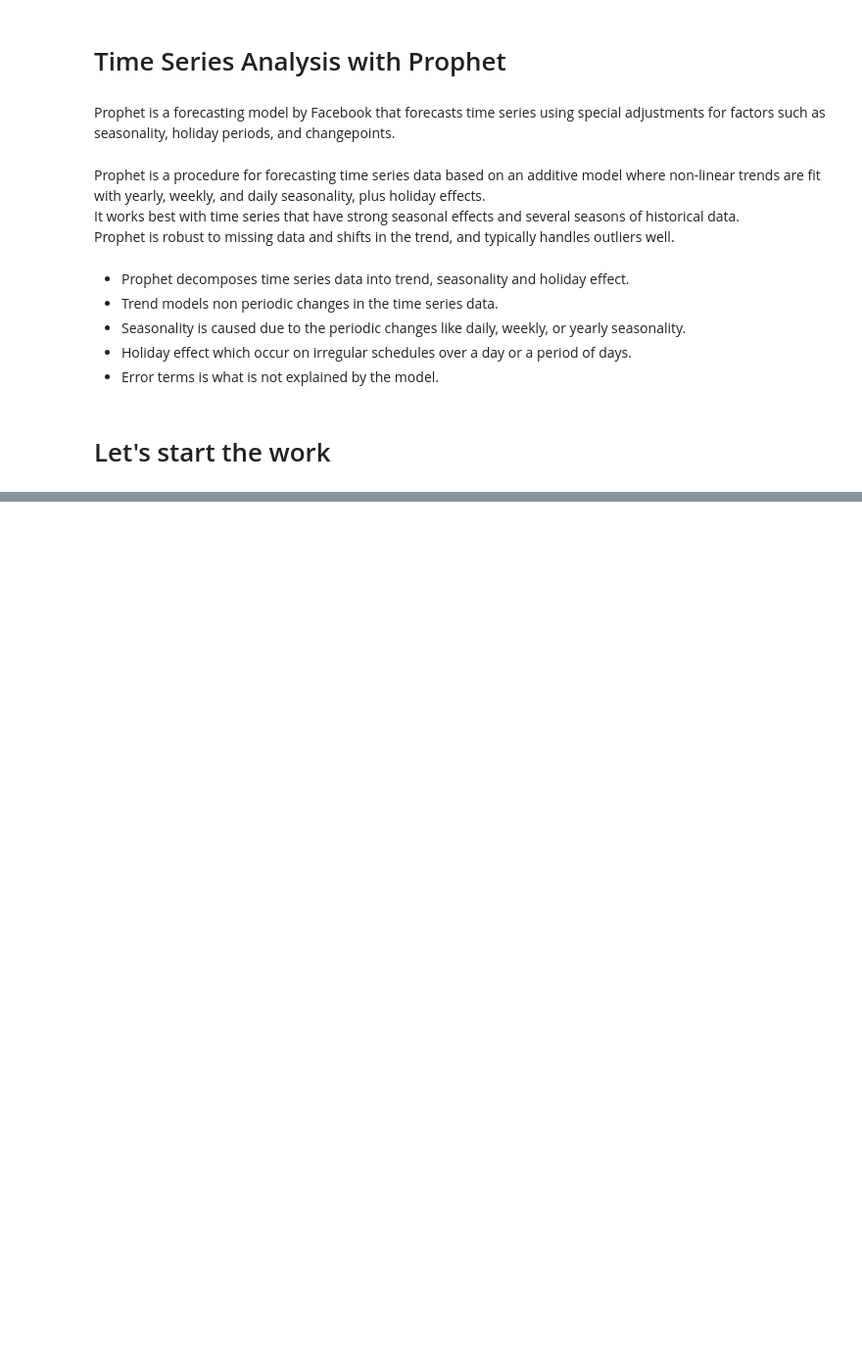
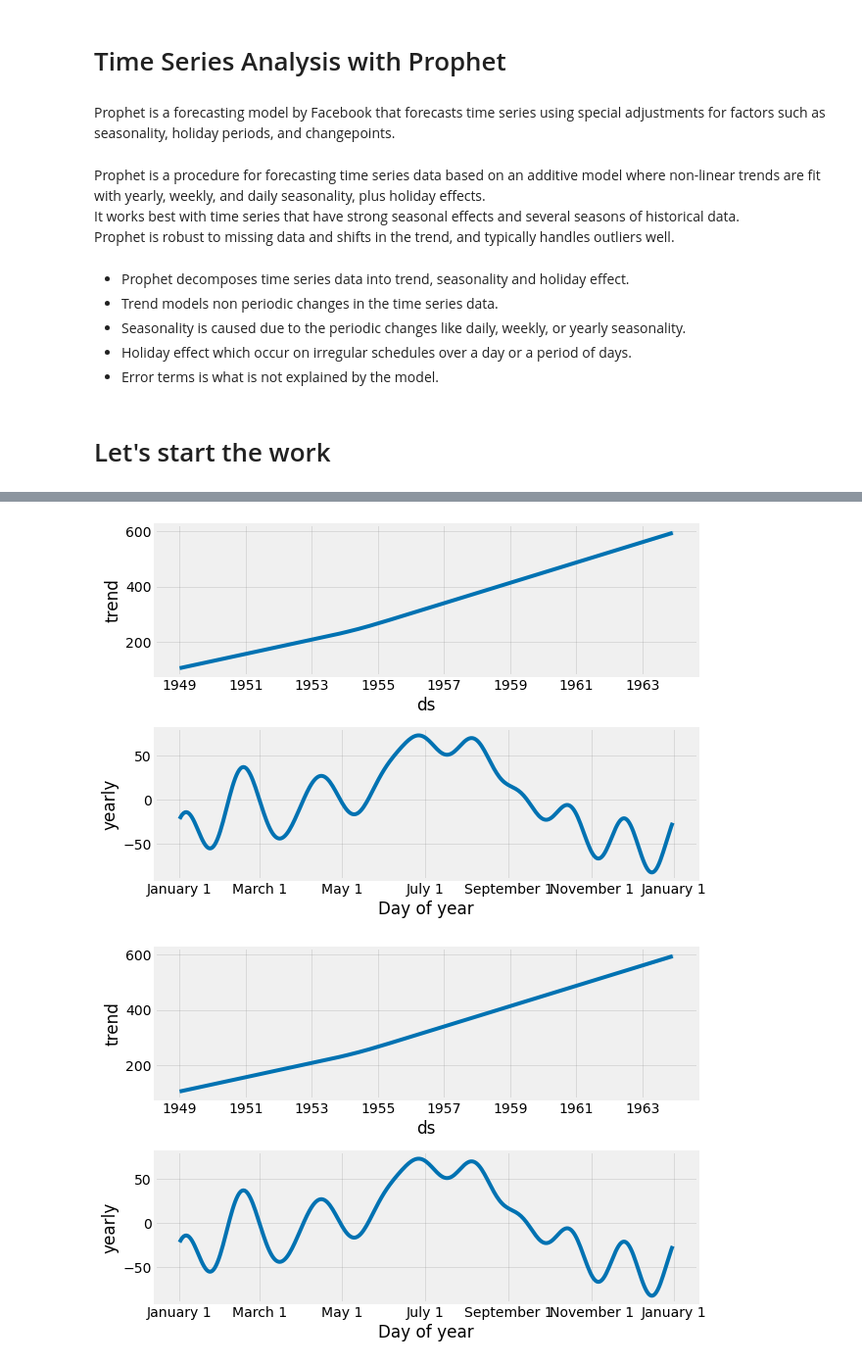
Before and after one commit to geehaad/Time-Series_Different-models, a Jupyter notebook: Fprophet/Untitled.ipynb, the cells around one changed output, grey strips where cells are left out. Shown at 98% size. Drawn from its saved outputs; the diff is of its cells as text; code cells hidden in the pictures; blank space fills up the shorter version.

```diff
--- a/Fprophet/Untitled.ipynb
+++ b/Fprophet/Untitled.ipynb
@@ -33,0 +165,5 @@ df = pd.read_csv(path,parse_dates=[0])
+# %%
+my_model.plot_components(forecast)
+# %% [output]
+[figure, added]
+[figure, added]
```
Also changed, not shown: parts of 27 cells of this notebook.
